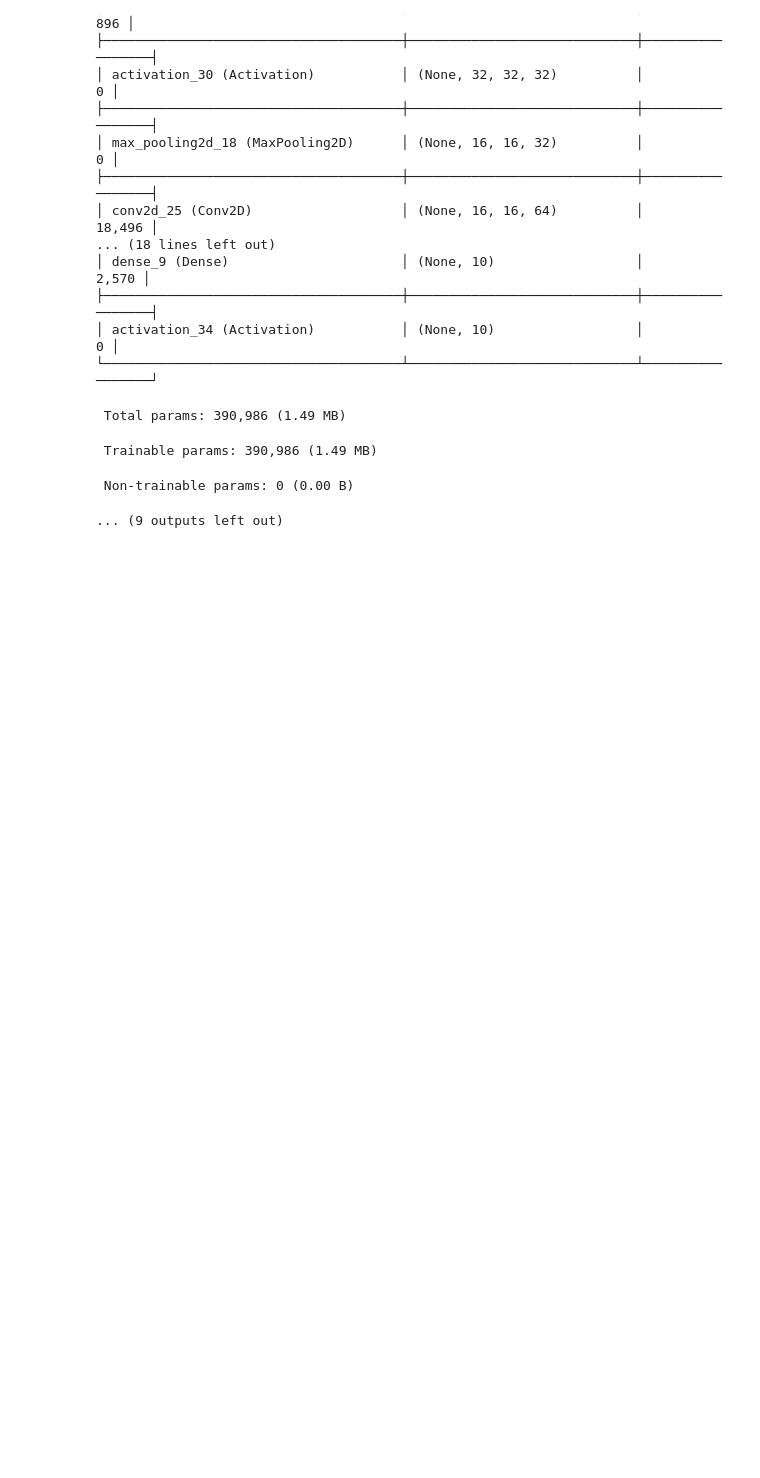
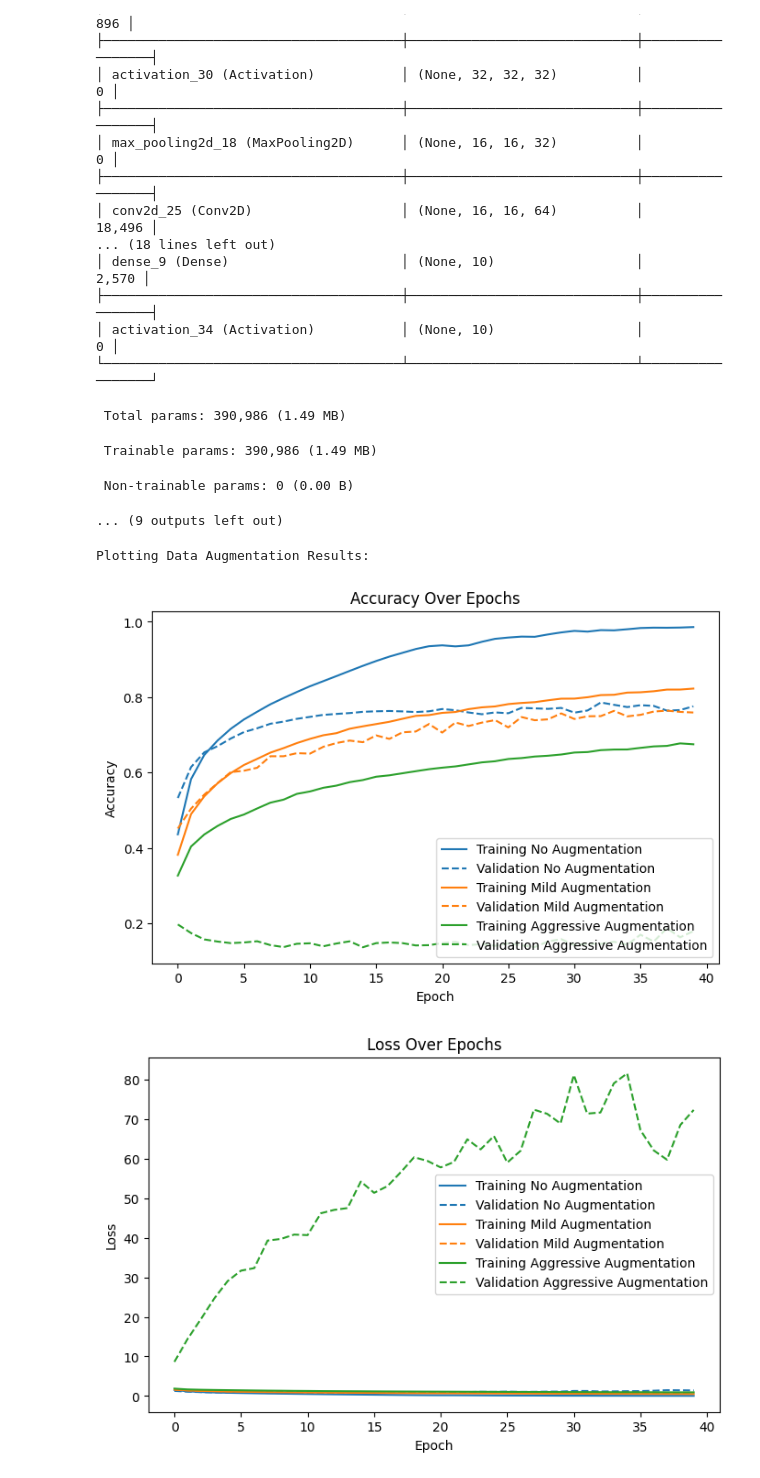
Before and after one commit to Utsav254/deep-learning-course, a Jupyter notebook: 03_Network_Training.ipynb, the cells around one changed output. Saved outputs shown, nothing was run; the diff lists cells and outputs as text; code cells hidden in the pictures; blank space fills up the shorter version.

```diff
--- a/03_Network_Training.ipynb
+++ b/03_Network_Training.ipynb
@@ -936,3 +922,51 @@ Model: "sequential_14"
  Trainable params: 390,986 (1.49 MB)
  Non-trainable params: 0 (0.00 B)
 ... (9 outputs left out)
+# %%
+# Plot results for data augmentation experiments
+print("\nPlotting Data Augmentation Results:")
+plot_history(
+    [no_aug_history, aug1_history, aug2_history],
+    ['No Augmentation', 'Mild Augmentation', 'Aggressive Augmentation'],
+    'accuracy'
+)
+plot_history(
+    [no_aug_history, aug1_history, aug2_history],
+    ['No Augmentation', 'Mild Augmentation', 'Aggressive Augmentation'],
+    'loss'
+)
+
+# Select a few random images from x_train_n to visualise augmentation
+num_examples = 2  # Number of examples to show
+random_indices = np.random.choice(len(X_train), num_examples, replace=False)
+
+# Function to apply augmentation and show results
+def show_augmentation(data_aug_model, title):
+    plt.figure(figsize=(num_examples * 3, 3))
+
+    for i, idx in enumerate(random_indices):
+        augmented_img = data_aug_model(X_train_n[idx:idx+1], training=True)  # Apply augmentation
+
+        plt.subplot(1, num_examples, i + 1)
+        plt.imshow(augmented_img[0].numpy(), cmap='gray')  # Convert to NumPy for display
+        plt.axis("off")
+
+    plt.suptitle(title)
+    plt.show()
+
+# Show original images
+plt.figure(figsize=(num_examples * 3, 3))
+for i, idx in enumerate(random_indices):
+    plt.subplot(1, num_examples, i + 1)
+    plt.imshow(X_train_n[idx], cmap='gray')
+    plt.axis("off")
+plt.suptitle("Original Images")
+plt.show()
+
+# Show augmentation effects
+show_augmentation(data_aug_mild, "Mild Augmentation Effects")
+show_augmentation(data_aug_aggressive, "Aggressive Augmentation Effects")
+# %% [output]
+Plotting Data Augmentation Results:
+[figure, added]
+[figure, added]
```
Also changed, not shown: parts of 4 cells of this notebook.
